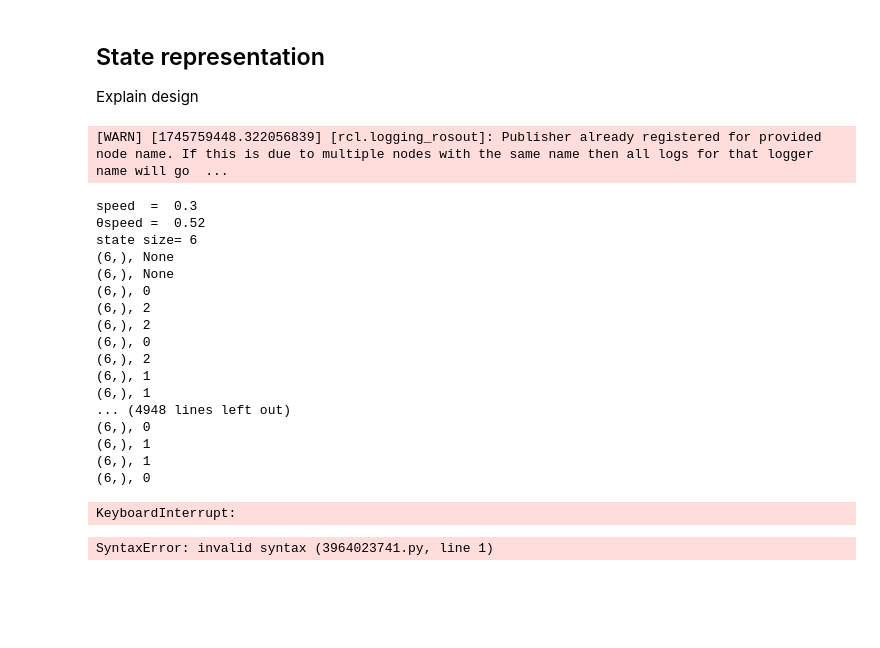
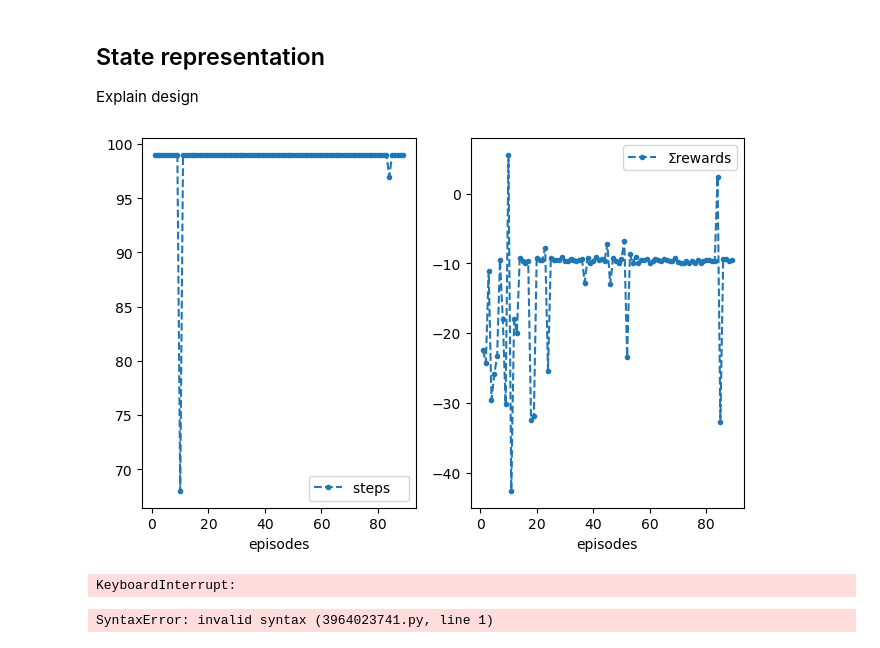
Before and after one commit to DanielBryars/turtlebot-as2, a Jupyter notebook: Assessment2.ipynb, the cells around one changed output. Saved outputs shown, nothing was run; the diff lists cells and outputs as text; code cells hidden in the pictures; blank space fills up the shorter version.

```diff
--- a/Assessment2.ipynb
+++ b/Assessment2.ipynb
@@ -369,4 +337,5 @@ class vRobEnvCornerDetector(RobEnv):
 # %%
+#TRAINING
 #STOP
 
 
@@ -382,57 +351,39 @@ hyperparameters = {
 
     # Robot Environment params
     'θspeed': pi / 6,
-    'speed': 0.3,
-    'n': 8
+    'speed': 2.0,
+    'n': 3
 }
-
 
 venv = vRobEnvCornerDetector(
     speed=hyperparameters['speed'],
     θspeed=hyperparameters['θspeed'],
     n=hyperparameters['n'],
     verbose=hyperparameters['verbose']
 )
 venv.reset()
 
 vqlearn = Sarsaλ(
     env=venv,
     α=hyperparameters['α'],
     γ=hyperparameters['γ'],
     λ=hyperparameters['λ'],
     ε=hyperparameters['ε'],
     εmin=hyperparameters['εmin'],
     dε=hyperparameters['dε'],
     q0=0,
     Tstar=0,
-    max_t=1500,
+    max_t=100,
     episodes=200,
-    self_path='SarsaLambda.test008.pkl',
+    self_path='SarsaLambda.test009.pkl',
     seed=1,
     **demoGame()      # keep this
 )
 
 %time vqlearn.interact(resume=False, save_ep=True)
 # %% [output]
+[figure, added]
-[WARN] [1745759448.322056839] [rcl.logging_rosout]: Publisher already registered for provided node name. If this is due to multiple nodes with the same name then all logs for that logger name will go  ...
+KeyboardInterrupt:
-speed  =  0.3
-θspeed =  0.52
-state size= 6
-(6,), None
-(6,), None
-(6,), 0
-(6,), 2
-(6,), 2
-(6,), 0
-(6,), 2
-(6,), 1
-(6,), 1
-... (4948 lines left out)
-(6,), 0
-(6,), 1
-(6,), 1
-(6,), 0
-KeyboardInterrupt:
 # %%
 stop here
 
```
Also changed, not shown: parts of 9 cells of this notebook, 17 other files.
